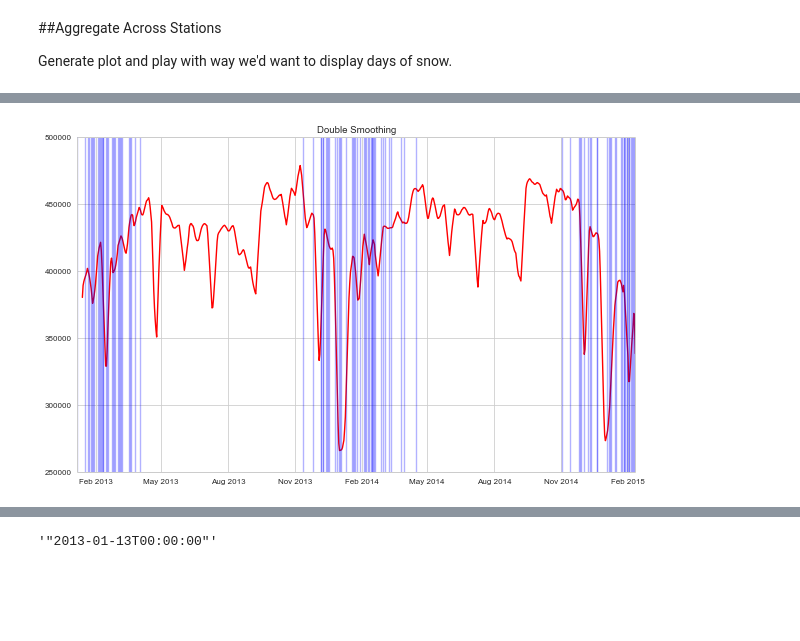
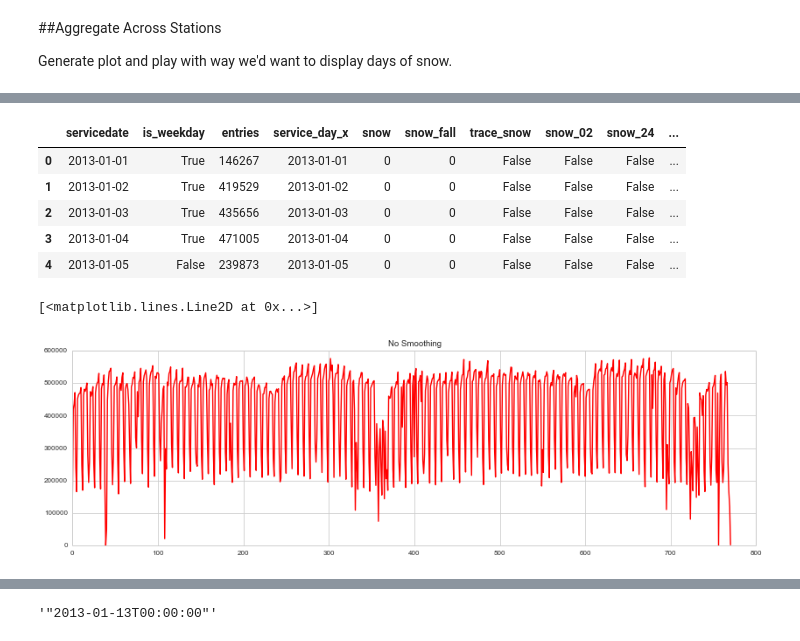
Before and after one commit to azampagl/mbta-weather, a Jupyter notebook: processing/Viz Final Processing.ipynb, the cells around one changed output, grey strips where cells are left out. Drawn from its saved outputs; the diff is of its cells as text; code cells hidden in the pictures; blank space fills up the shorter version.

```diff
--- a/processing/Viz Final Processing.ipynb
+++ b/processing/Viz Final Processing.ipynb
@@ -651,3 +858,4 @@ gate_1315['servicedate']=pd.to_datetime(gate_1315['servicedate'], format="%Y-%m-
 # %%
-all_stations=gate_1315.copy()
-all_count=all_stations[['entries','servicedate']].groupby('servicedate').agg(np.sum)
+all_count=gate_1315[['entries','servicedate']].groupby('servicedate').agg(np.sum).reset_index()
+all_stations=gate_1315[['is_weekday','servicedate']].groupby('servicedate').agg(np.median).reset_index()
+all_stations.head()
@@ -653,0 +876,3 @@ all_count=all_stations[['entries','servicedate']].groupby('servicedate').agg(np.
+# %%
+all_stations['entries']=all_count['entries']
+all_stations.head()
@@ -653,0 +897,3 @@ all_count=all_stations[['entries','servicedate']].groupby('servicedate').agg(np.
+# %%
+all_stations=all_stations.merge(snow_daily, left_on='servicedate',right_on='service_day')
+all_stations.head()
@@ -654,15 +907,25 @@ all_count=all_stations[['entries','servicedate']].groupby('servicedate').agg(np.
+# %%
+all_stations=all_stations.merge(rain_daily, left_on='servicedate',right_on='service_day')
+all_stations.head()
+# %% [output]
+|  | servicedate | is_weekday | entries | service_day_x | snow | snow_fall | trace_snow | snow_02 | snow_24 | ... |
+| 0 | 2013-01-01 | True | 146267 | 2013-01-01 | 0 | 0 | False | False | False | ... |
+| 1 | 2013-01-02 | True | 419529 | 2013-01-02 | 0 | 0 | False | False | False | ... |
+| 2 | 2013-01-03 | True | 435656 | 2013-01-03 | 0 | 0 | False | False | False | ... |
+| 3 | 2013-01-04 | True | 471005 | 2013-01-04 | 0 | 0 | False | False | False | ... |
+| 4 | 2013-01-05 | False | 239873 | 2013-01-05 | 0 | 0 | False | False | False | ... |
 # %%
-plt.figure(figsize=(10,6))
+plt.figure(figsize=(14,4))
 
+all_stations['smooth']=pd.rolling_mean(all_stations['entries'],7)
+all_stations['smooth2']=pd.rolling_mean(all_stations['smooth'],7)
 
-all_count['smooth']=pd.rolling_mean(all_count['entries'],7)
-all_count['smooth2']=pd.rolling_mean(all_count['smooth'],7)
+plt.title('No Smoothing')
+plt.plot(all_stations.index,all_stations['entries'],color='red',ls='-',fillstyle='none')
 
-plt.title('Double Smoothing')
-plt.plot(all_count.index,all_count['smooth2'],color='red',ls='-',fillstyle='none')
-
-for val in snow_daily[snow_daily['snow']==1]['service_day']:
+#for val in snow_daily[snow_daily['snow']==1]['service_day']:
     #print val
-    plt.axvline(x=val,alpha=0.3,color='blue')
+#    plt.axvline(x=val,alpha=0.3,color='blue')
 # %% [output]
+[<matplotlib.lines.Line2D at 0x...>]
-[figure, old version]
+[figure, new version]
```
Also changed, not shown: parts of 28 cells of this notebook, 1 other file.
